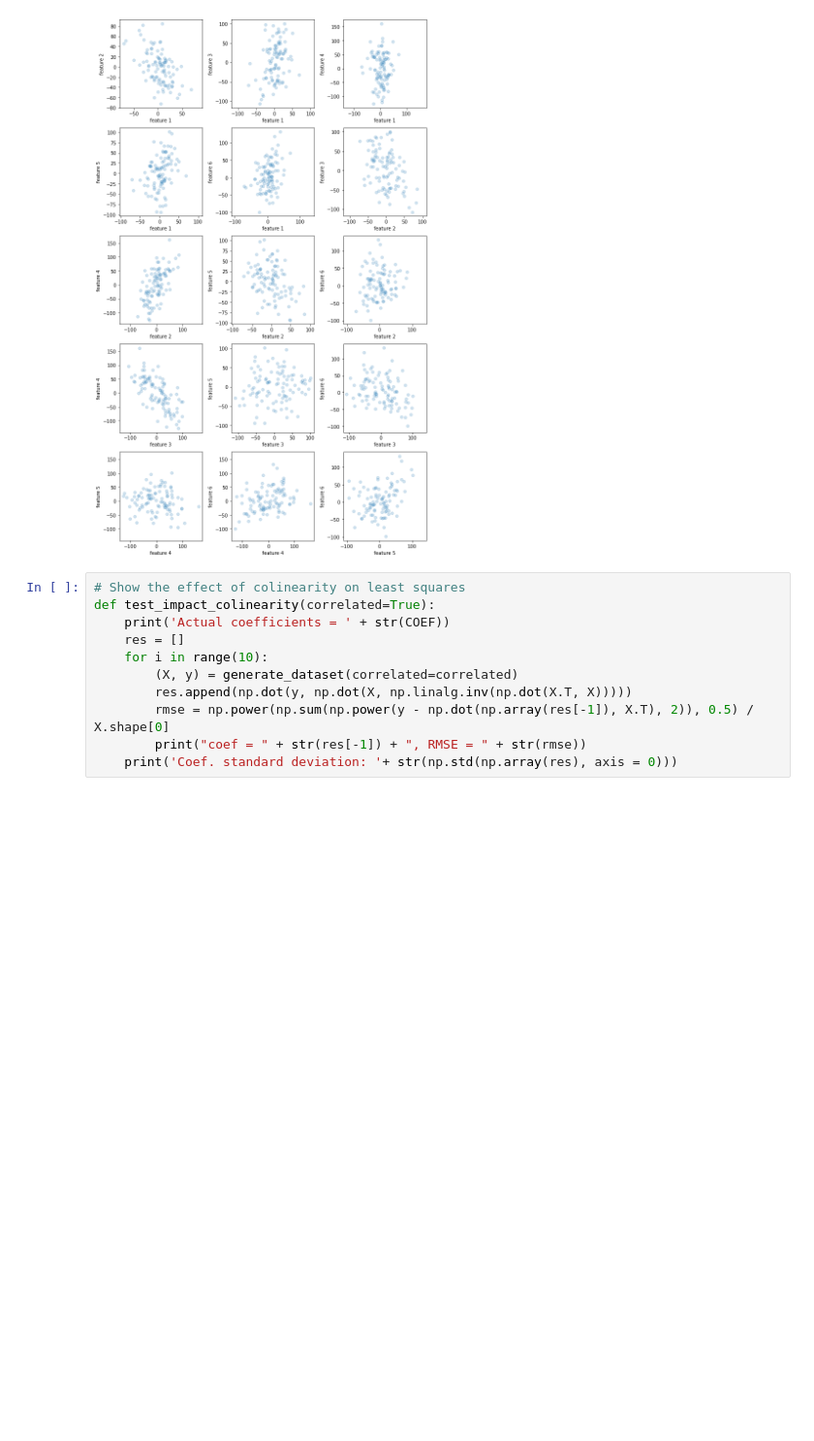
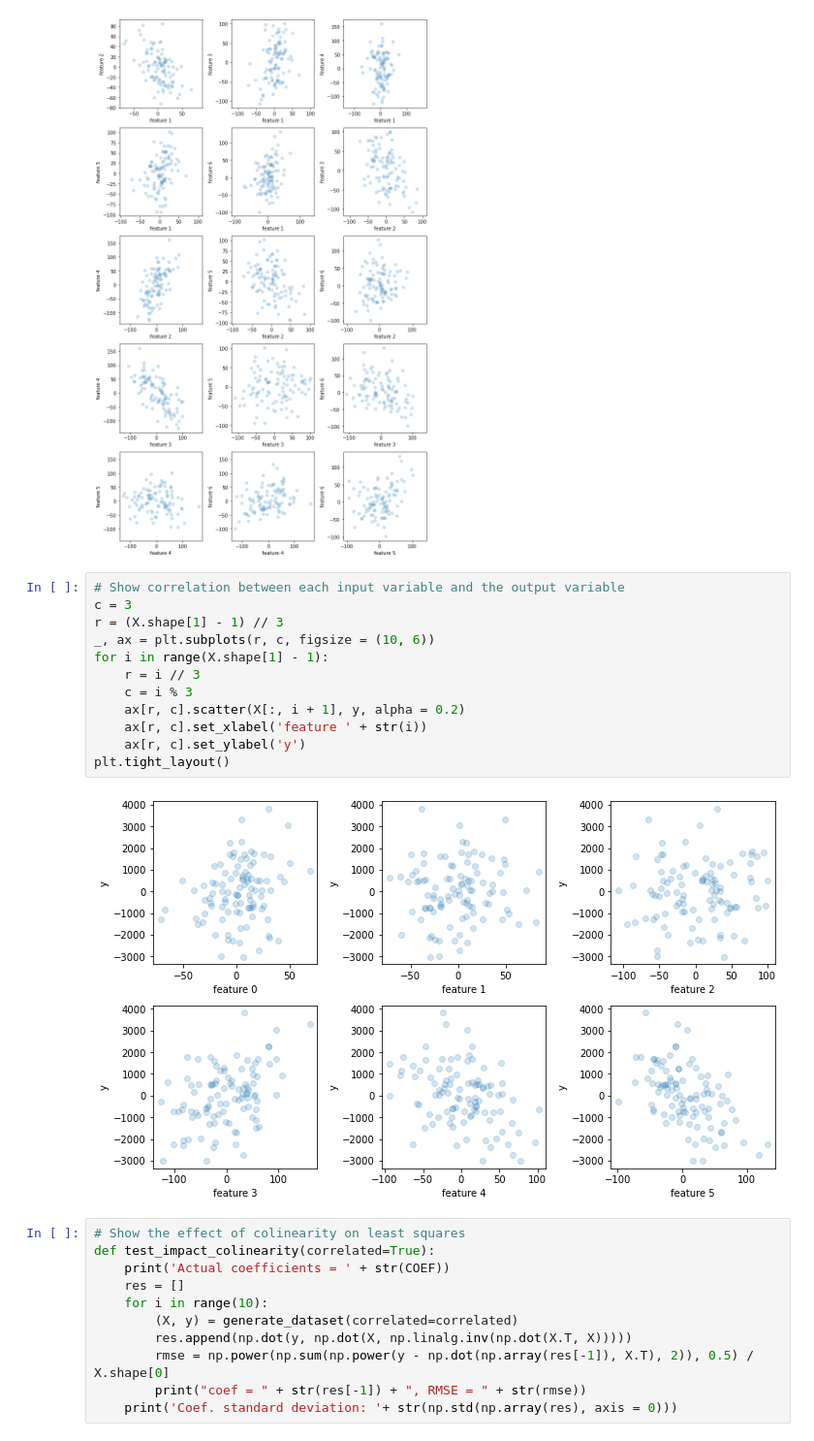
Before and after one commit to pablosuau/training, a Jupyter notebook: machine_learning/04_regression/01_ridge_regression/01_toy_examples.ipynb, the cells around one changed output. Shown at 97% size. Drawn from its saved outputs; the diff is of its cells as text; blank space fills up the shorter version.

```diff
--- a/machine_learning/04_regression/01_ridge_regression/01_toy_examples.ipynb
+++ b/machine_learning/04_regression/01_ridge_regression/01_toy_examples.ipynb
@@ -75,6 +76,20 @@ for i, ind in enumerate(comb):
 plt.tight_layout()
 # %% [output]
 [figure]
+# %%
+# Show correlation between each input variable and the output variable
+c = 3
+r = (X.shape[1] - 1) // 3
+_, ax = plt.subplots(r, c, figsize = (10, 6))
+for i in range(X.shape[1] - 1):
+    r = i // 3
+    c = i % 3
+    ax[r, c].scatter(X[:, i + 1], y, alpha = 0.2)
+    ax[r, c].set_xlabel('feature ' + str(i))
+    ax[r, c].set_ylabel('y')
+plt.tight_layout()
+# %% [output]
+[figure, added]
 # %%
 # Show the effect of colinearity on least squares
 def test_impact_colinearity(correlated=True):
```
Also changed, not shown: parts of 3 cells of this notebook.
